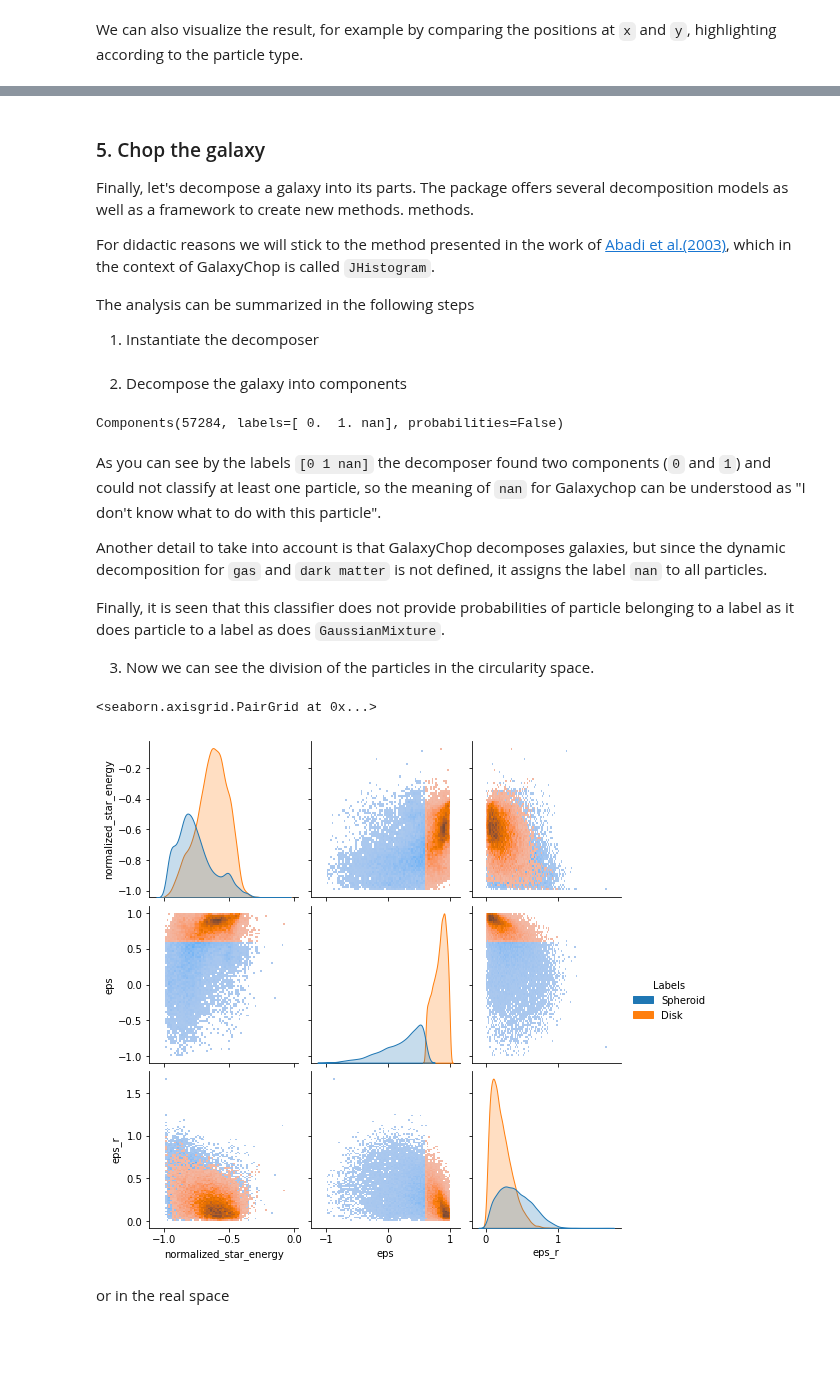
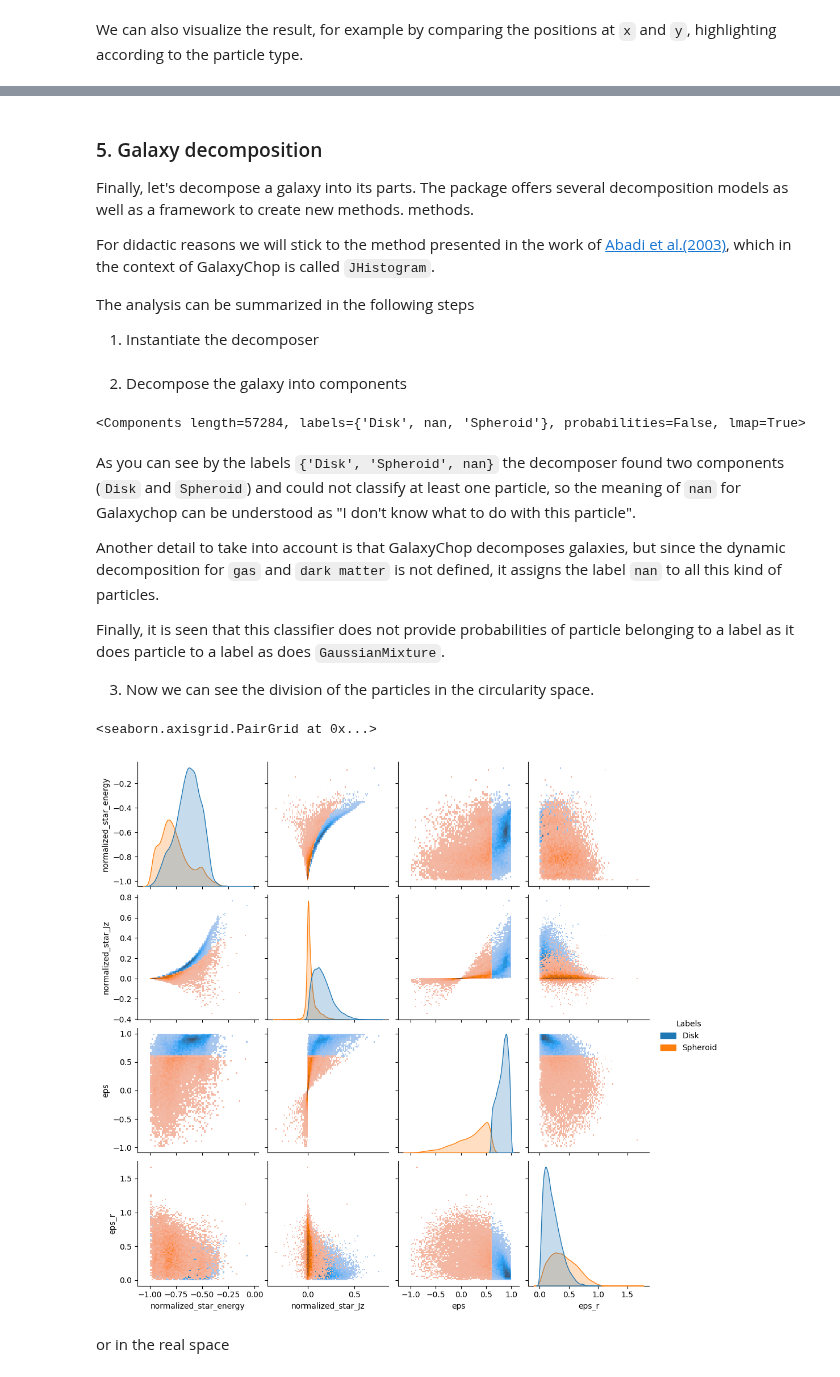
Before and after one commit to vcristiani/galaxy-chop, a Jupyter notebook: docs/source/tutorials/quickstart.ipynb, the cells around one changed output, grey strips where cells are left out. Drawn from its saved outputs; the diff is of its cells as text; code cells hidden in the pictures; blank space fills up the shorter version.

```diff
--- a/docs/source/tutorials/quickstart.ipynb
+++ b/docs/source/tutorials/quickstart.ipynb
@@ -50,6 +50,6 @@ import galaxychop as gchop
 Next we load the file *gal394242.h5* using the `read_hdf5` function.
 This will generate an instance of the `gchop.Galaxy` class.
 # %%
-gal = gchop.read_hdf5("gal394242.h5")
+gal = gchop.io.read_hdf5("gal394242.h5")
 gal
 # %% [output]
@@ -128,7 +136,8 @@ To correct this GalaxyChop has the `center()` and `star_align()` functions which
 # %%
-gal = gchop.utils.star_align(gchop.utils.center(gal))
-print("Centered:", gchop.is_centered(gal))
-print("Aligned:", gchop.is_star_aligned(gal))
+gal = gchop.preproc.center_and_align(gal)
+print("Centered:", gchop.preproc.is_centered(gal))
+print("Aligned:", gchop.preproc.is_star_aligned(gal))
+print("Centered & Aligned:", gchop.preproc.is_centered_and_aligned(gal))
 # %% [output]
 Centered: True
 Aligned: True
@@ -142,5 +152,5 @@ gal.plot.hist("x", "y", labels="ptype")
 # %% [markdown]
-### 5. Chop the galaxy
+### 5. Galaxy decomposition
 
 Finally, let's decompose a galaxy into its parts. The package offers several decomposition models as well as a framework to create new methods. methods.
 
@@ -157,20 +167,20 @@ decomp = gchop.models.JThreshold()
 components = decomp.decompose(gal)
 components
 # %% [output]
-Components(57284, labels=[ 0.  1. nan], probabilities=False)
+<Components length=57284, labels={'Disk', nan, 'Spheroid'}, probabilities=False, lmap=True>
 # %% [markdown]
-As you can see by the labels `[0 1 nan]` the decomposer found two components (`0` and `1`)  and could not classify at least one particle, so the meaning of `nan` for Galaxychop can be understood as "I don't know what to do with this particle".
+As you can see by the labels `{'Disk', 'Spheroid', nan}` the decomposer found two components (`Disk` and `Spheroid`) and could not classify at least one particle, so the meaning of `nan` for Galaxychop can be understood as "I don't know what to do with this particle".
 
-Another detail to take into account is that GalaxyChop decomposes galaxies, but since the dynamic decomposition for `gas` and `dark matter` is not defined, it assigns the label `nan` to all particles.
+Another detail to take into account is that GalaxyChop decomposes galaxies, but since the dynamic decomposition for `gas` and `dark matter` is not defined, it assigns the label `nan` to all this kind of particles.
 
 Finally, it is seen that this classifier does not provide probabilities of particle belonging to a label as it does particle to a label as does `GaussianMixture`.
 
 3. Now we can see the division of the particles in the circularity space.
 # %%
-gal.plot.circ_pairplot(labels=components, lmap={0: "Spheroid", 1: "Disk"})
+gal.plot.circ_pairplot(labels=components)
 # %% [output]
 <seaborn.axisgrid.PairGrid at 0x...>
-[figure, old version]
+[figure, new version]
 # %% [markdown]
 or in the real space
 # %%
```
Also changed, not shown: parts of 13 cells of this notebook, 1 other file.
